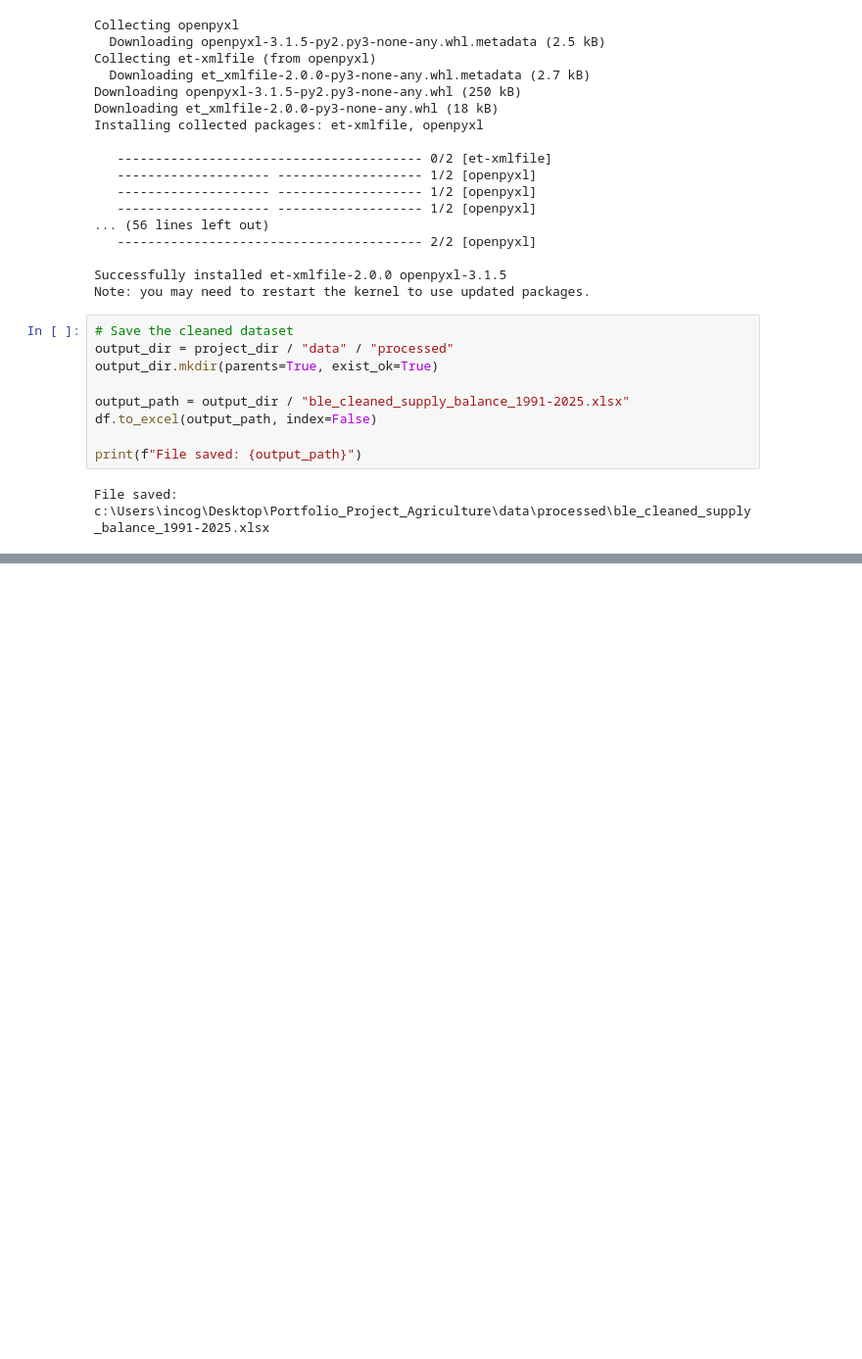
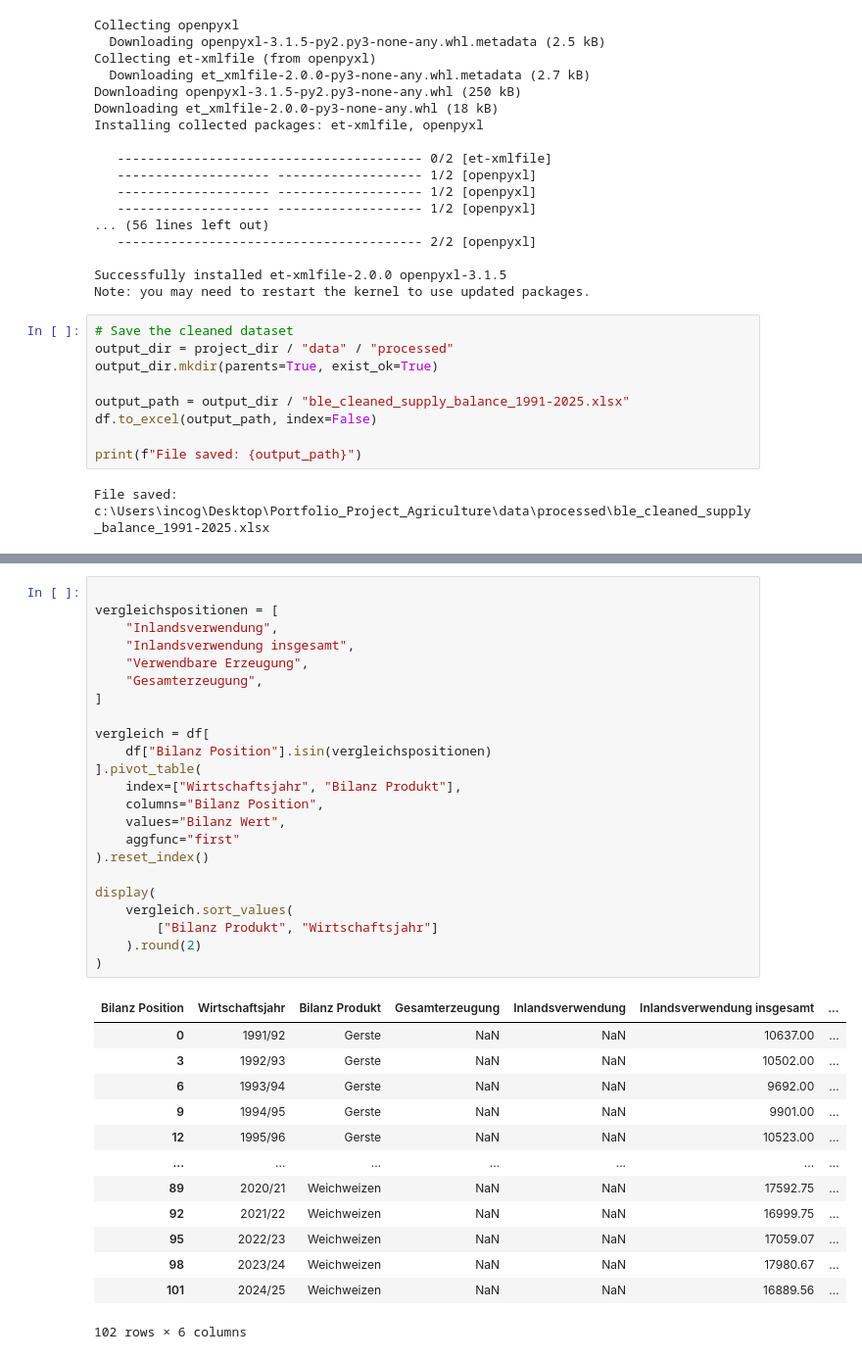
Before and after one commit to verveat/Agriculture_Crisis_Resilience, a Jupyter notebook: notebooks/01_ble_supply_balance_all_products.ipynb, the cells around one changed output, grey strips where cells are left out. Shown at 98% size. Cells and saved outputs as stored; diff of their text form; blank space fills up the shorter version.

```diff
--- a/notebooks/01_ble_supply_balance_all_products.ipynb
+++ b/notebooks/01_ble_supply_balance_all_products.ipynb
@@ -543,0 +828,37 @@ File saved: c:\Users\incog\Desktop\Portfolio_Project_Agriculture\data\processed\
+# %%
+
+vergleichspositionen = [
+    "Inlandsverwendung",
+    "Inlandsverwendung insgesamt",
+    "Verwendbare Erzeugung",
+    "Gesamterzeugung",
+]
+
+vergleich = df[
+    df["Bilanz Position"].isin(vergleichspositionen)
+].pivot_table(
+    index=["Wirtschaftsjahr", "Bilanz Produkt"],
+    columns="Bilanz Position",
+    values="Bilanz Wert",
+    aggfunc="first"
+).reset_index()
+
+display(
+    vergleich.sort_values(
+        ["Bilanz Produkt", "Wirtschaftsjahr"]
+    ).round(2)
+)
+# %% [output]
+| Bilanz Position | Wirtschaftsjahr | Bilanz Produkt | Gesamterzeugung | Inlandsverwendung | Inlandsverwendung insgesamt | ... |
+| 0 | 1991/92 | Gerste | NaN | NaN | 10637.00 | ... |
+| 3 | 1992/93 | Gerste | NaN | NaN | 10502.00 | ... |
+| 6 | 1993/94 | Gerste | NaN | NaN | 9692.00 | ... |
+| 9 | 1994/95 | Gerste | NaN | NaN | 9901.00 | ... |
+| 12 | 1995/96 | Gerste | NaN | NaN | 10523.00 | ... |
+| ... | ... | ... | ... | ... | ... | ... |
+| 89 | 2020/21 | Weichweizen | NaN | NaN | 17592.75 | ... |
+| 92 | 2021/22 | Weichweizen | NaN | NaN | 16999.75 | ... |
+| 95 | 2022/23 | Weichweizen | NaN | NaN | 17059.07 | ... |
+| 98 | 2023/24 | Weichweizen | NaN | NaN | 17980.67 | ... |
+| 101 | 2024/25 | Weichweizen | NaN | NaN | 16889.56 | ... |
+102 rows × 6 columns
```
Also changed, not shown: parts of 26 cells of this notebook.
